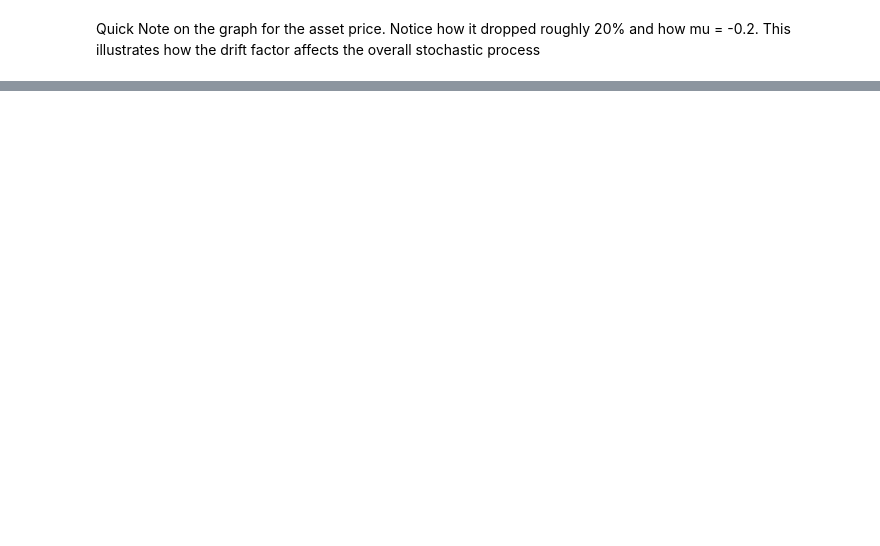
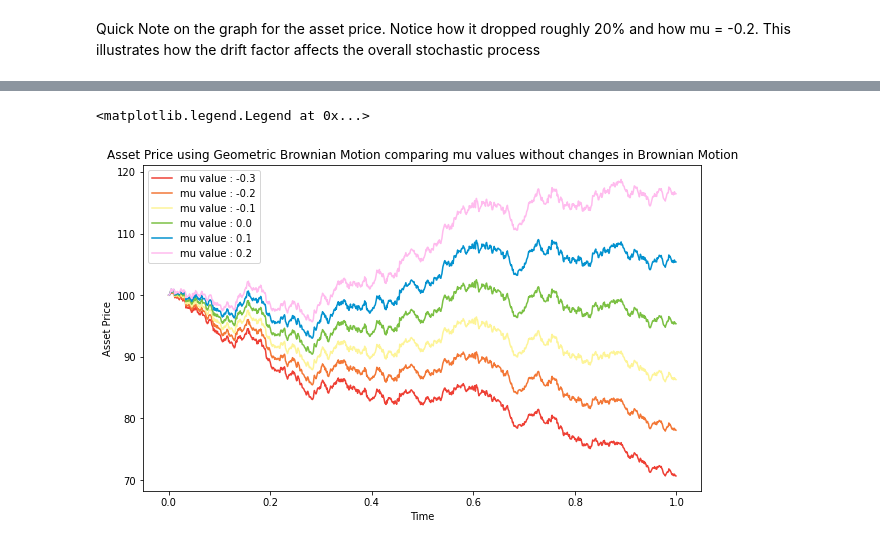
Before and after one commit to appuler/Phys295, a Jupyter notebook: Modeling Geometric Brownian Motion.ipynb, the cells around one changed output, grey strips where cells are left out. Saved outputs shown, nothing was run; the diff lists cells and outputs as text; code cells hidden in the pictures; blank space fills up the shorter version.

```diff
--- a/Modeling Geometric Brownian Motion.ipynb
+++ b/Modeling Geometric Brownian Motion.ipynb
@@ -152,0 +157,34 @@ Quick Note on the graph for the asset price. Notice how it dropped roughly 20% a
+# %%
+dt = 0.001
+sigma = 0.1
+dW_arr = [0]
+total_time = 1
+t_inc = int(total_time / dt)
+T = [dt*i for i in range(t_inc)]
+t_inc_array = [i for i in range(t_inc)]
+
+for i in range(t_inc - 1):
+    dW = np.random.normal()*np.sqrt(dt)
+    dW_arr.append(dW)
+# %%
+mu_array = [round(0.1 * i, 2) for i in range(-3, 3)]
+S_matrix = []
+for mu in mu_array:
+    S = [100]
+    for i in range(t_inc - 1):
+        dS = S[i]* (mu*dt + sigma*dW_arr[i])
+        S.append(S[i] + dS)
+    S_matrix.append(S)
+# %%
+colors = ["ee4035", "f37736", "fdf498", "7bc043", "0392cf", "ffbbee", "4f372d"]
+plt.figure(figsize=(10, 6))
+for i in range(len(mu_array)):
+    plt.plot(T, S_matrix[i], label=f"mu value : {mu_array[i]}", color=f'#{colors[i]}')
+
+plt.title("Asset Price using Geometric Brownian Motion comparing mu values without changes in Brownian Motion")
+plt.xlabel("Time")
+plt.ylabel("Asset Price")
+plt.legend()
+# %% [output]
+<matplotlib.legend.Legend at 0x...>
+[figure, added]
```
Also changed, not shown: parts of 11 cells of this notebook, 1 other file.
